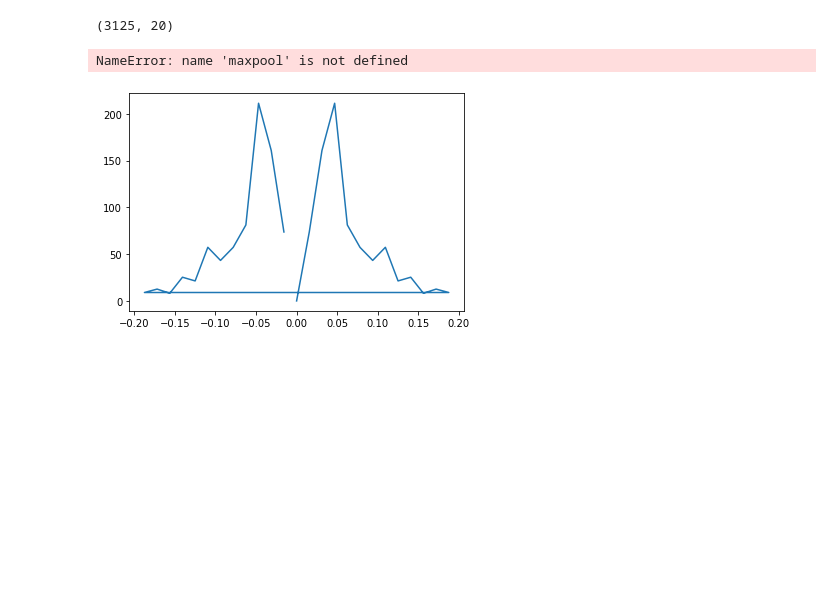
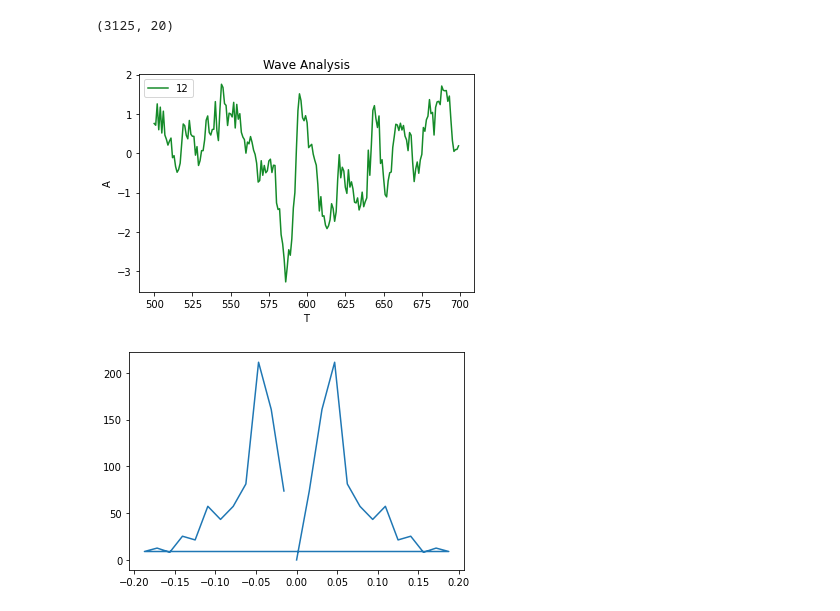
Before and after one commit to Allenhong0218/2020_huawei_C, a Jupyter notebook: 1.ipynb, the cells around one changed output. Cells and saved outputs as stored; diff of their text form; code cells hidden in the pictures; blank space fills up the shorter version.

```diff
--- a/1.ipynb
+++ b/1.ipynb
@@ -63,10 +63,12 @@ else:
 print(f'{len(train_data)}, \t {len(train_event)}, \t {len(test_data)}, \t {len(test_event)}')
 print(f'{len(train_data[0])}, \t {len(train_event[0])}, \t {len(test_data[0])}, \t {len(test_event[0])}')
 
-CHAR_TEST_NUM = [113, 106, 131, 128, 109]
+CHAR_TEST_NUM = [113, 106, 131, 128, 109, 666, 666, 666, 666, 666]
 for i in range(5):
     time_data, tags, row_col = [], [], []
-    for j in range(5):
+    for j in range(len(CHAR_TEST_NUM)):
+        if test_data[i][j] is None or test_event[i][j] is None:
+            continue
         train_data[i].append(test_data[i][j])
         test_event[i][j].iloc[0, 0] = CHAR_TEST_NUM[j]
         train_event[i].append(test_event[i][j])
@@ -96,32 +98,33 @@ train_data[0][0].shape
 # %%
 # 画图
 time_from_to = [500,int(500+800/4)]
 # 4ms一次采样，放缩fuzzy倍
 fuzzy = 1
 # 观察哪些通道
-channels = [19]
+channels = [11]
 # channels = list(range(20))
 
 np.random.seed(17)
 colors = np.random.rand(20,3,)
 plt.title('Wave Analysis')
 x = list(range(time_from_to[0],time_from_to[1], fuzzy))
 y = train_data[0][0].iloc[time_from_to[0]:time_from_to[1],:20]
 y = y.loc[x]
 for i in channels:
     thisy = y.iloc[:,i]
     # thisy /= np.var(thisy)
-    thisy /= np.mean(thisy)
-    thisy -= np.mean(thisy)
-    plt.plot(x[:28],maxpool(thisy,7,7), color=colors[i], label=str(i+1))
+    # thisy /= np.mean(thisy)
+    # thisy -= np.mean(thisy)
+    thisy = standardization(thisy)
+    plt.plot(x,thisy, color=colors[i], label=str(i+1))
     # plt.plot(x,thisy, color=colors[i], label=str(i+1))
 plt.legend() # 显示图例
 
 plt.xlabel('T')
 plt.ylabel('A')
 plt.show()
 # %% [output]
-NameError: name 'maxpool' is not defined
+[figure, added]
 # %%
 n = 64
 sp=np.fft.fft(train_data[0][0].iloc[800:1000,0],n=n)
```
Also changed, not shown: parts of 5 cells of this notebook, 1 other file.
